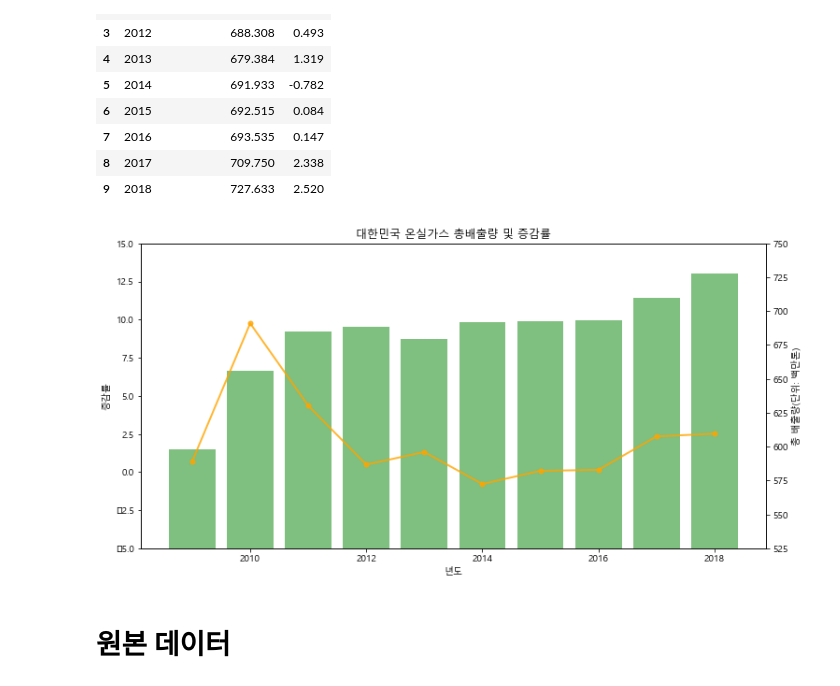
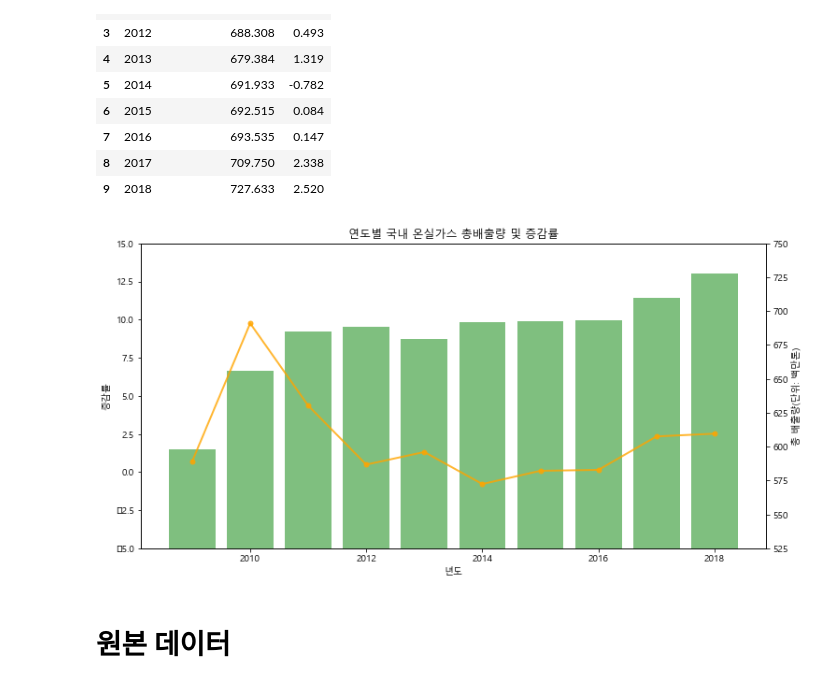
Before and after one commit to Eco-Financial/Eco-Financial, a Jupyter notebook: Visualization.ipynb, the cells around one changed output. Saved outputs shown, nothing was run; the diff lists cells and outputs as text; code cells hidden in the pictures.

```diff
--- a/Visualization.ipynb
+++ b/Visualization.ipynb
@@ -242,24 +267,24 @@ change_rate = co2_emmisions_df['증감률']
 # %%
 fig, ax1 = plt.subplots(figsize=(12,6))
 
-plt.title('대한민국 온실가스 총배출량 및 증감률')
+plt.title('연도별 국내 온실가스 총배출량 및 증감률')
 
 ax1.plot(year, change_rate, '-s', color='orange', linewidth=2, alpha=0.8, markersize=5, marker='o')
 ax1.set_ylim(-5,15)
 ax1.set_xlabel('년도')
 ax1.set_ylabel('증감률')
 
 ax2 = ax1.twinx()
 ax2.bar(year, emmisions, color='green', alpha=0.5, width=0.8)
 ax2.set_ylabel('총 배출량(단위: 백만톤)')
 ax2.set_ylim(525,750)
 
 ax1.set_zorder(ax2.get_zorder() + 10)
 ax1.patch.set_visible(False)
 
 plt.show()
 # %% [output]
-[figure, old version]
+[figure, new version]
 # %% [markdown]
 # 원본 데이터
 # %% [markdown]
```
Also changed, not shown: parts of 8 cells of this notebook.
